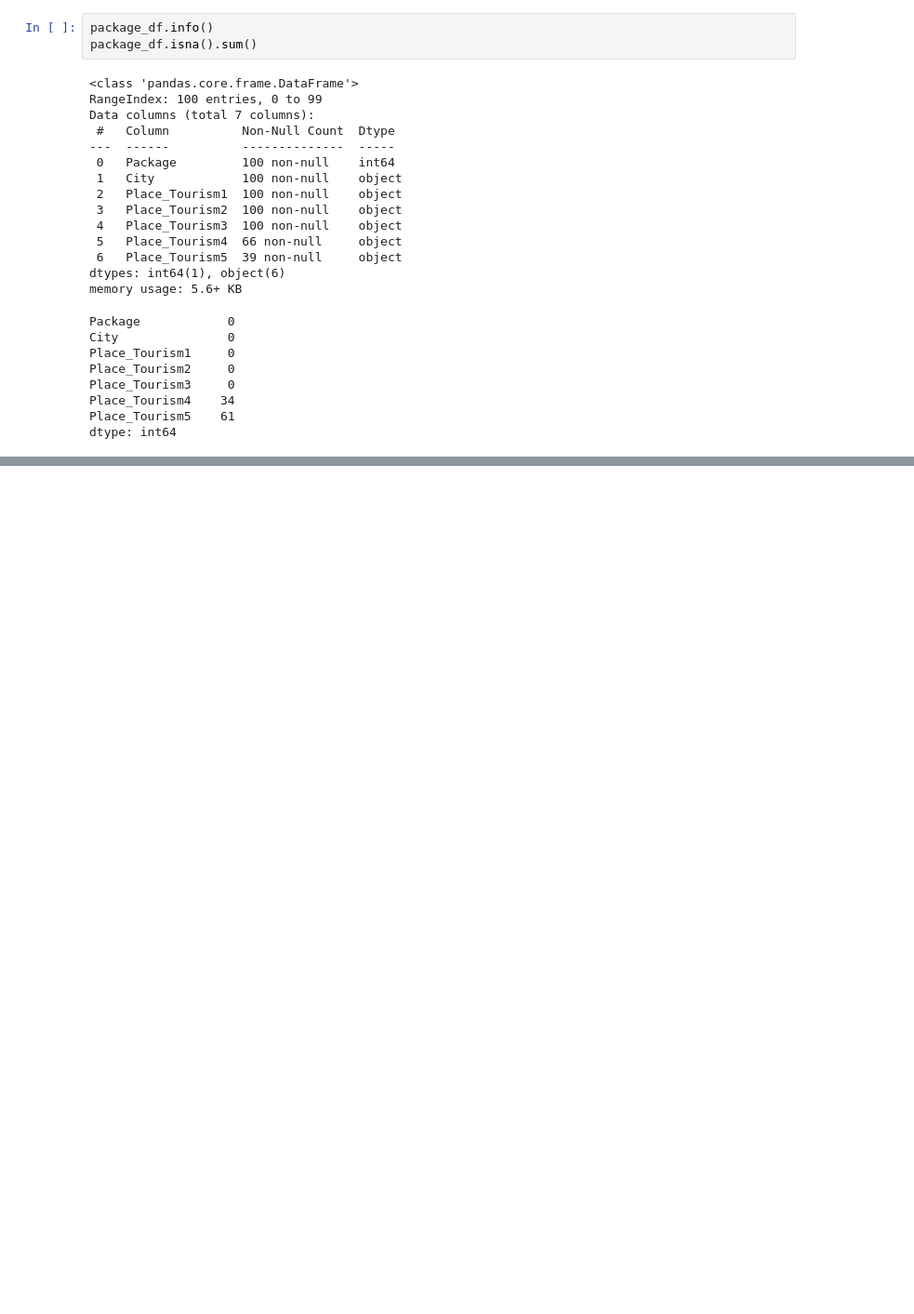
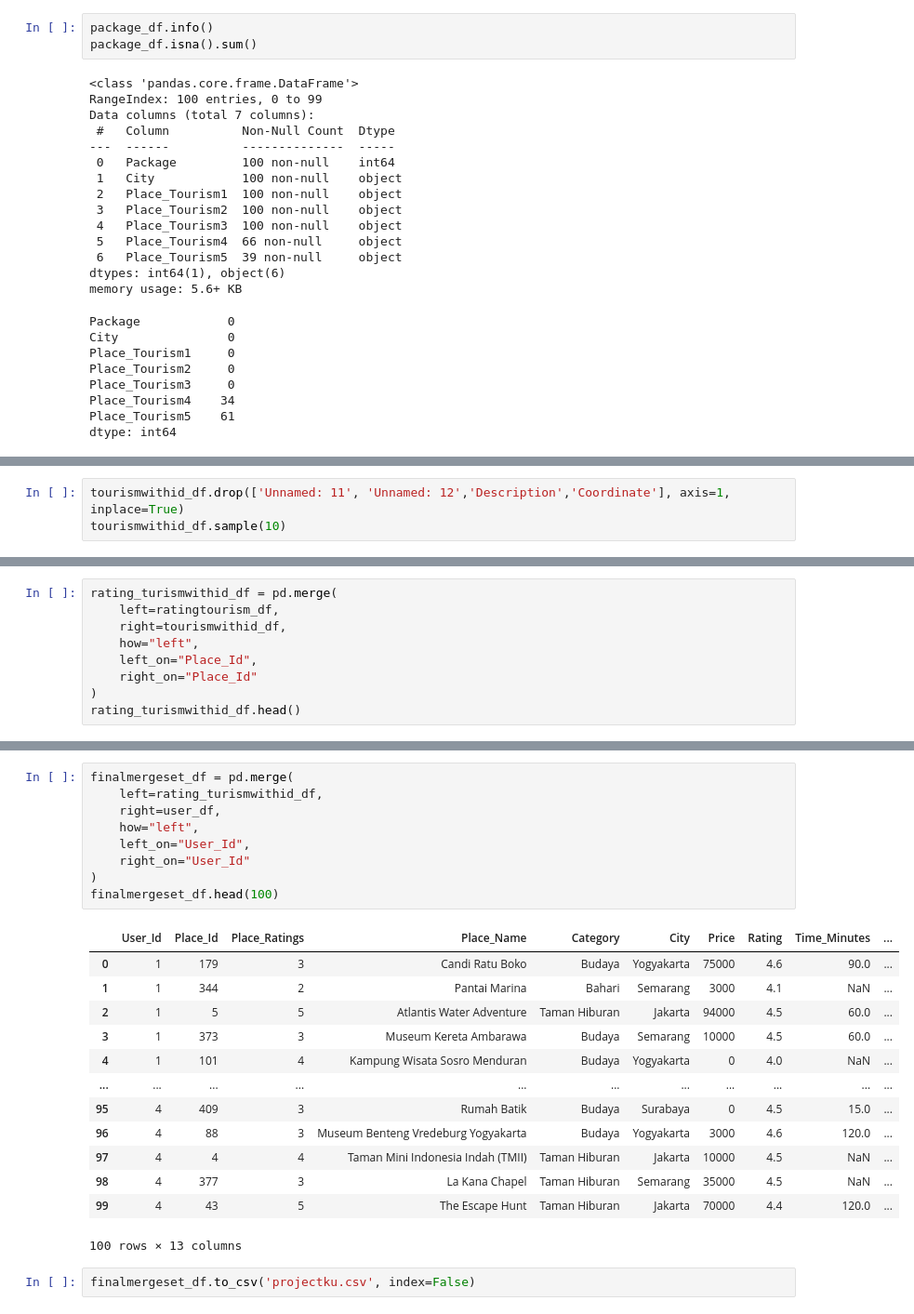
Before and after one commit to Darren1661/Tourism-In-Iindonesia, a Jupyter notebook: Project.ipynb, the cells around one changed output, grey strips where cells are left out. Shown at 93% size. Saved outputs shown, nothing was run; the diff lists cells and outputs as text; blank space fills up the shorter version.

```diff
--- a/Project.ipynb
+++ b/Project.ipynb
@@ -110,0 +198,3 @@ package_df[package_df.place_tourism3.isna()]
+# %%
+tourismwithid_df.drop(['Unnamed: 11', 'Unnamed: 12','Description','Coordinate'], axis=1, inplace=True)
+tourismwithid_df.sample(10)
@@ -110,0 +213,9 @@ package_df[package_df.place_tourism3.isna()]
+# %%
+rating_turismwithid_df = pd.merge(
+    left=ratingtourism_df,
+    right=tourismwithid_df,
+    how="left",
+    left_on="Place_Id",
+    right_on="Place_Id"
+)
+rating_turismwithid_df.head()
@@ -110,0 +229,25 @@ package_df[package_df.place_tourism3.isna()]
+# %%
+finalmergeset_df = pd.merge(
+    left=rating_turismwithid_df,
+    right=user_df,
+    how="left",
+    left_on="User_Id",
+    right_on="User_Id"
+)
+finalmergeset_df.head(100)
+# %% [output]
+|  | User_Id | Place_Id | Place_Ratings | Place_Name | Category | City | Price | Rating | Time_Minutes | ... |
+| 0 | 1 | 179 | 3 | Candi Ratu Boko | Budaya | Yogyakarta | 75000 | 4.6 | 90.0 | ... |
+| 1 | 1 | 344 | 2 | Pantai Marina | Bahari | Semarang | 3000 | 4.1 | NaN | ... |
+| 2 | 1 | 5 | 5 | Atlantis Water Adventure | Taman Hiburan | Jakarta | 94000 | 4.5 | 60.0 | ... |
+| 3 | 1 | 373 | 3 | Museum Kereta Ambarawa | Budaya | Semarang | 10000 | 4.5 | 60.0 | ... |
+| 4 | 1 | 101 | 4 | Kampung Wisata Sosro Menduran | Budaya | Yogyakarta | 0 | 4.0 | NaN | ... |
+| ... | ... | ... | ... | ... | ... | ... | ... | ... | ... | ... |
+| 95 | 4 | 409 | 3 | Rumah Batik | Budaya | Surabaya | 0 | 4.5 | 15.0 | ... |
+| 96 | 4 | 88 | 3 | Museum Benteng Vredeburg Yogyakarta | Budaya | Yogyakarta | 3000 | 4.6 | 120.0 | ... |
+| 97 | 4 | 4 | 4 | Taman Mini Indonesia Indah (TMII) | Taman Hiburan | Jakarta | 10000 | 4.5 | NaN | ... |
+| 98 | 4 | 377 | 3 | La Kana Chapel | Taman Hiburan | Semarang | 35000 | 4.5 | NaN | ... |
+| 99 | 4 | 43 | 5 | The Escape Hunt | Taman Hiburan | Jakarta | 70000 | 4.4 | 120.0 | ... |
+100 rows × 13 columns
+# %%
+finalmergeset_df.to_csv('projectku.csv', index=False)
```
Also changed, not shown: parts of 16 cells of this notebook.
